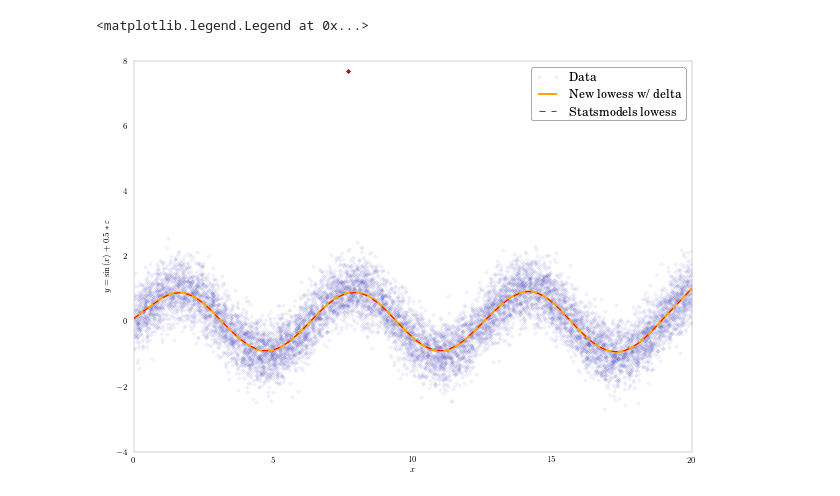
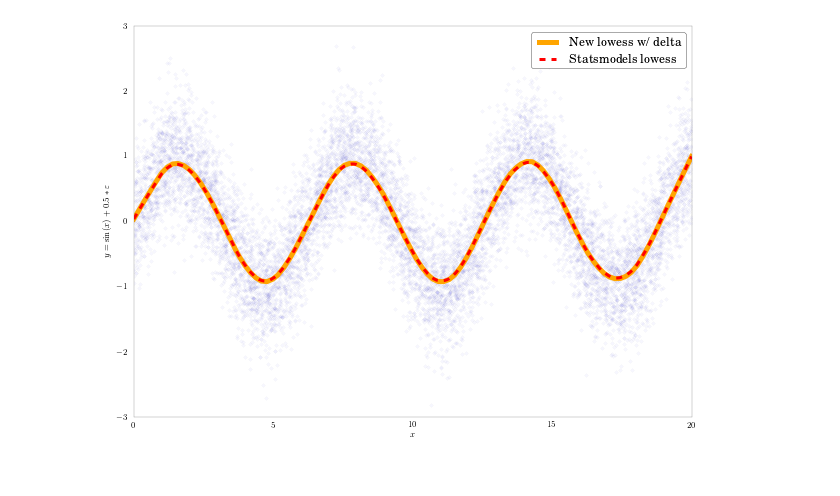
Before and after one commit to carljv/Will_it_Python, a Jupyter notebook: MLFH/CH2/lowess work/cylowess_testing.ipynb, the cells around one changed output. Cells and saved outputs as stored; diff of their text form; code cells hidden in the pictures.

```diff
--- a/MLFH/CH2/lowess work/cylowess_testing.ipynb
+++ b/MLFH/CH2/lowess work/cylowess_testing.ipynb
@@ -38,8 +41,7 @@ sm_lowess = smlw.lowess(y, x, frac = 0.1)
 # %%
 new_lowess = cyl.lowess(y, x, frac = 0.1, delta = delta)
 # %%
-plt.figure(figsize = (10, 7))plt.plot(x, y, '.b', alpha = .05, label = 'Data')plt.xlabel(r'$x$')plt.ylabel(r'$y = \sin(x) + 0.5 * \varepsilon$')plt.plot(x[int(n/2.)], y[int(n/2.)], '.r') # Highlight outlierplt.plot(new_lowess[:, 0], new_lowess[:, 1], '-', color =          'orange', lw = 2, label = 'New lowess w/ delta')plt.plot(sm_lowess[:, 0], sm_lowess[:, 1], '--r', label = 'Statsmodels lowess')plt.legend(loc = 'upper right')
+plt.figure(figsize = (10, 7))plt.plot(x, y, '.b', alpha = .03)plt.xlabel(r'$x$')plt.ylabel(r'$y = \sin(x) + 0.5 * \varepsilon$')plt.plot(new_lowess[:, 0], new_lowess[:, 1], '-', color =          'orange', lw = 5, label = 'New lowess w/ delta')plt.plot(sm_lowess[:, 0], sm_lowess[:, 1], '--r',         lw = 3, label = 'Statsmodels lowess')plt.legend(loc = 'upper right')plt.savefig('sine 10k pts lowess compare.png')
 # %% [output]
-<matplotlib.legend.Legend at 0x...>
-[figure, old version]
+[figure, new version]
 # %%
```
Also changed, not shown: parts of 9 cells of this notebook, 5 other files.
